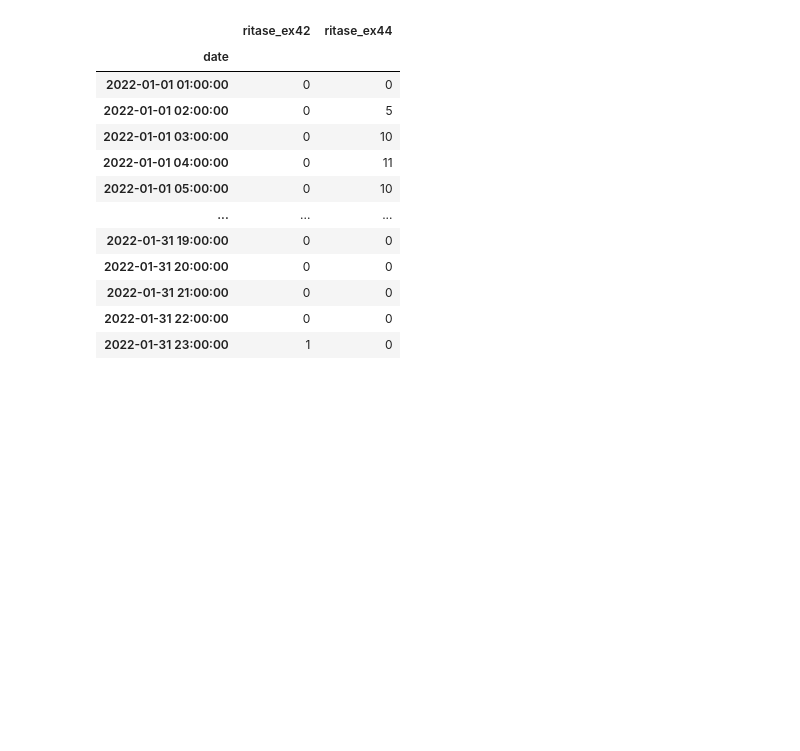
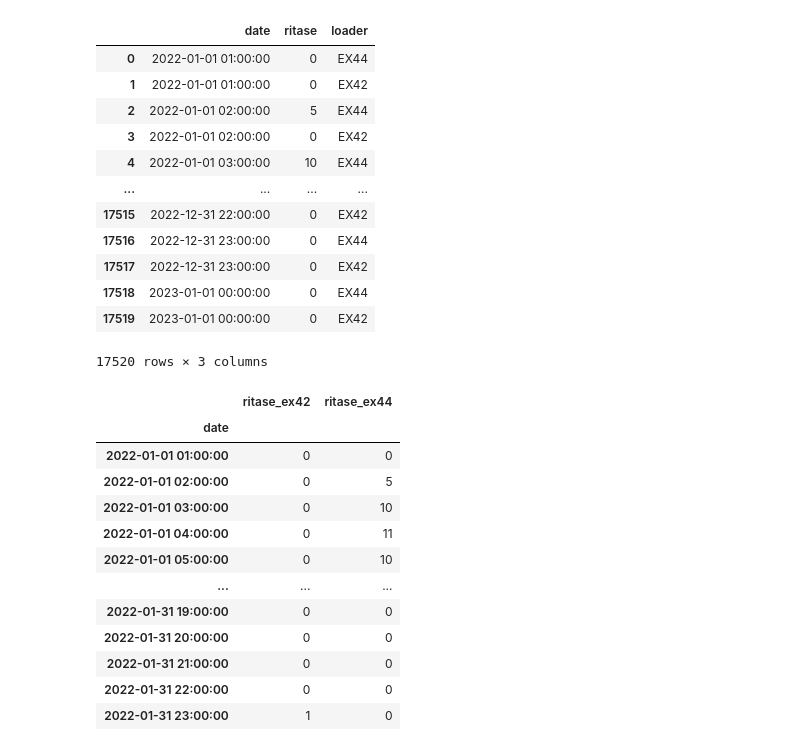
Before and after one commit to RizqiSeijuuro/final-project-data-consultant, a Jupyter notebook: ritase_eda.ipynb, the cells around one changed output. Saved outputs shown, nothing was run; the diff lists cells and outputs as text; code cells hidden in the pictures; blank space fills up the shorter version.

Commit message:
Edit ritase.ipynb

```diff
--- a/ritase_eda.ipynb
+++ b/ritase_eda.ipynb
@@ -9,5 +9,14 @@ path = 'Data Fuel Share\RITASE EX-42-44 PERJAM 2022.xlsx'
 ritase_ex42 = get_ritase(path, 'ex42')
 ritase_ex44 = get_ritase(path, 'ex44')
 ritase_data = pd.merge(ritase_ex42, ritase_ex44)
-ritase_data.sort_values('date', ignore_index=True, inplace=True)
-ritase_data.set_index('date', inplace=True)
+# ritase_data.sort_values('date', ignore_index=True, inplace=True)
+# ritase_data.set_index('date', inplace=True)
+# %%
+x = ritase_data[['date', 'ritase_ex42']]
+y = ritase_data[['date', 'ritase_ex44']]
+x.rename(columns={'ritase_ex42': 'ritase'}, inplace=True)
+y.rename(columns={'ritase_ex44': 'ritase'}, inplace=True)
+x['loader'] = 'EX42'
+y['loader'] = 'EX44'
+z = pd.concat([x,y], ignore_index=True)
+z.sort_values('date', ignore_index=True, inplace=True)
@@ -14,3 +32,19 @@ ritase_data.set_index('date', inplace=True)
+# %%
+z
+# %% [output]
+|  | date | ritase | loader |
+| 0 | 2022-01-01 01:00:00 | 0 | EX44 |
+| 1 | 2022-01-01 01:00:00 | 0 | EX42 |
+| 2 | 2022-01-01 02:00:00 | 5 | EX44 |
+| 3 | 2022-01-01 02:00:00 | 0 | EX42 |
+| 4 | 2022-01-01 03:00:00 | 10 | EX44 |
+| ... | ... | ... | ... |
+| 17515 | 2022-12-31 22:00:00 | 0 | EX42 |
+| 17516 | 2022-12-31 23:00:00 | 0 | EX44 |
+| 17517 | 2022-12-31 23:00:00 | 0 | EX42 |
+| 17518 | 2023-01-01 00:00:00 | 0 | EX44 |
+| 17519 | 2023-01-01 00:00:00 | 0 | EX42 |
+17520 rows × 3 columns
 # %%
 # Select data from 1-31 january 2022
 ritase_data.query('20220101 <= date < 20220201')
```
Also changed, not shown: parts of 1 cell of this notebook.
